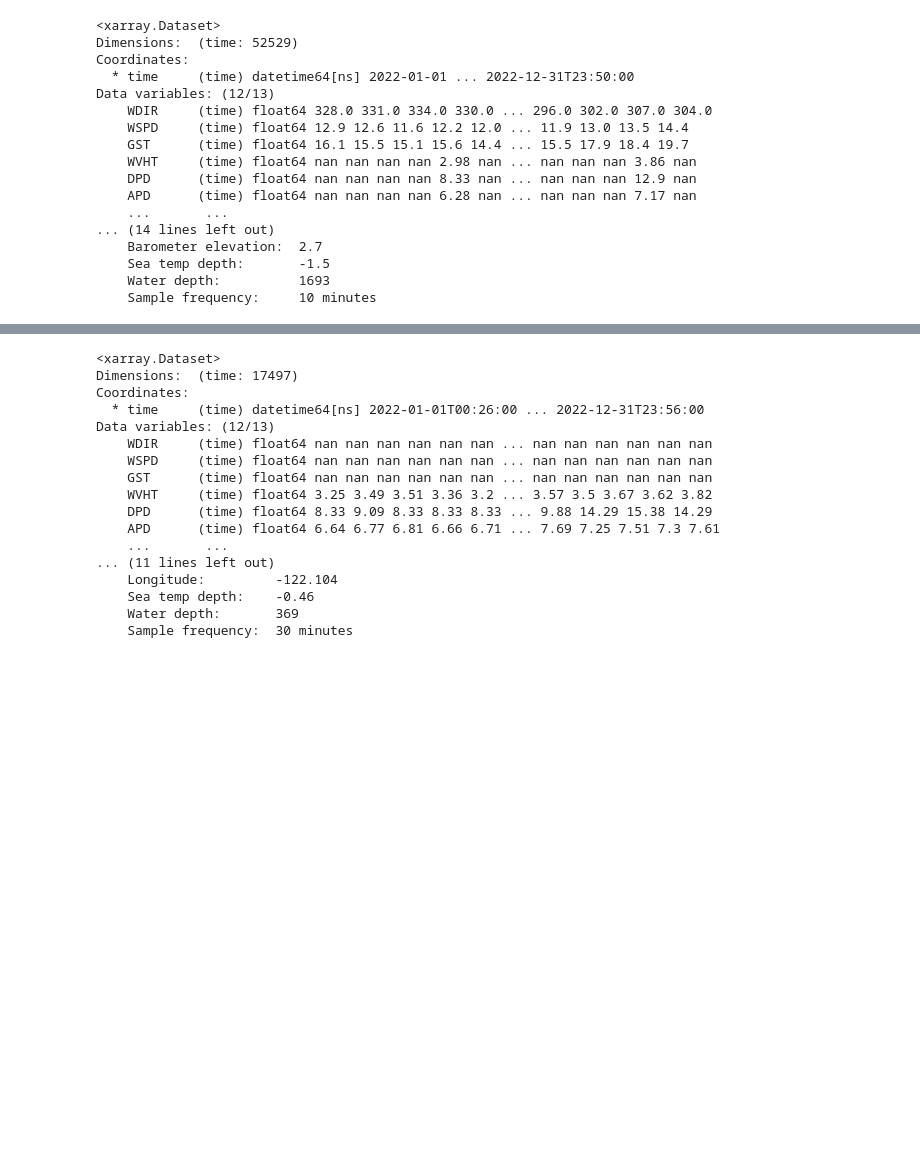
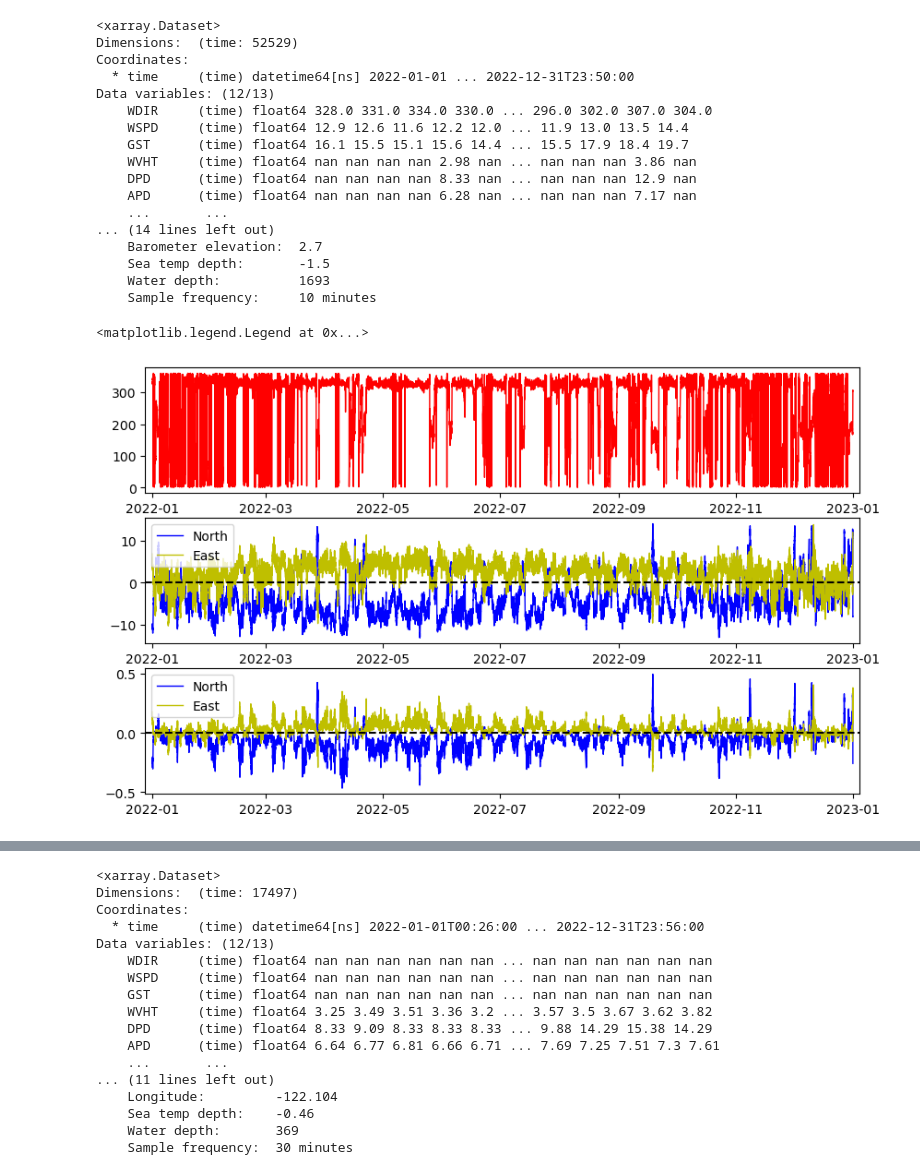
Before and after one commit to lagrady/Kelp-Forest-Hydrodynamics, a Jupyter notebook: notebooks/Buoy_data.ipynb, the cells around one changed output, grey strips where cells are left out. Drawn from its saved outputs; the diff is of its cells as text; code cells hidden in the pictures; blank space fills up the shorter version.

```diff
--- a/notebooks/Buoy_data.ipynb
+++ b/notebooks/Buoy_data.ipynb
@@ -47,3 +49,50 @@ Data variables: (12/13)
     Sea temp depth:       -1.5
     Water depth:          1693
     Sample frequency:     10 minutes
+# %%
+#Calculate wind stress magnitude from raw windspeed
+from airsea import windstress as ws
+z = ds.attrs['Anemometer height']
+wspd = ds.WSPD.values
+tau = ws.stress(wspd,z)
+# %%
+#Calculate component wind speeds and wind stresses
+wdir = ds.WDIR.values*(np.pi/180) #convert wind direction to radians
+
+#Initialize empty arrays for E/W and N/S wind speeds and wind stresses
+eastSPD = np.empty(len(wspd))
+northSPD = np.empty(len(wspd))
+
+eastTau = np.empty(len(tau))
+northTau = np.empty(len(tau))
+
+for i in enumerate(wdir):
+    eastSPD[i[0]] = -np.sin(i[1])*wspd[i[0]]
+    northSPD[i[0]] = -np.cos(i[1])*wspd[i[0]]
+
+    eastTau[i[0]] = -np.sin(i[1])*tau[i[0]]
+    northTau[i[0]] = -np.cos(i[1])*tau[i[0]]
+# %%
+#Check that speeds of components match cardinal wind direction
+#Keeping in mind that wind from ndbc is given in "from" direction
+plt.figure(figsize=(10,6))
+plt.subplot(311)
+plt.plot(ds.time,ds.WDIR.values,'-r',lw=1)
+plt.margins(x=.01)
+
+plt.subplot(312)
+plt.plot(ds.time,northSPD,'-b',lw=1,label = 'North')
+plt.plot(ds.time,eastSPD,'-y',lw=1,label = 'East')
+plt.axhline(y=0,color='black',ls='--')
+plt.margins(x=.01)
+plt.legend()
+
+plt.subplot(313)
+plt.plot(ds.time,northTau,'-b',lw=1,label = 'North')
+plt.plot(ds.time,eastTau,'-y',lw=1,label = 'East')
+plt.axhline(y=0,color='black',ls='--')
+plt.margins(x=.01)
+plt.legend()
+# %% [output]
+<matplotlib.legend.Legend at 0x...>
+[figure, added]
```
Also changed, not shown: parts of 10 cells of this notebook.
